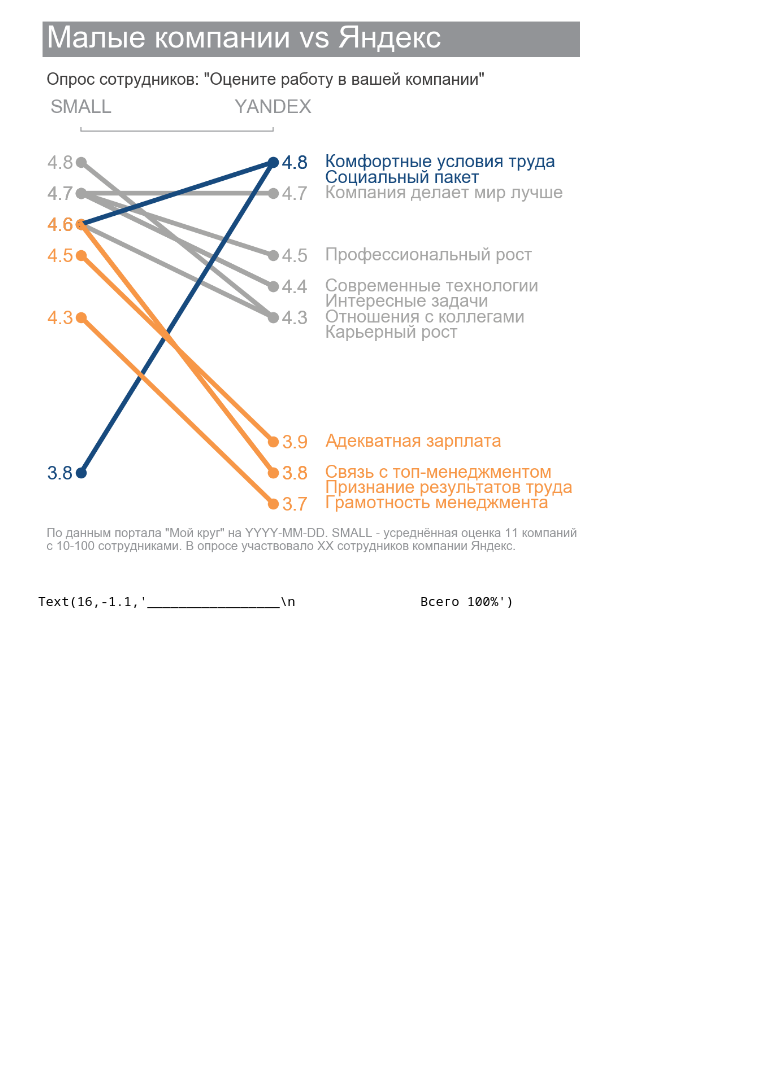
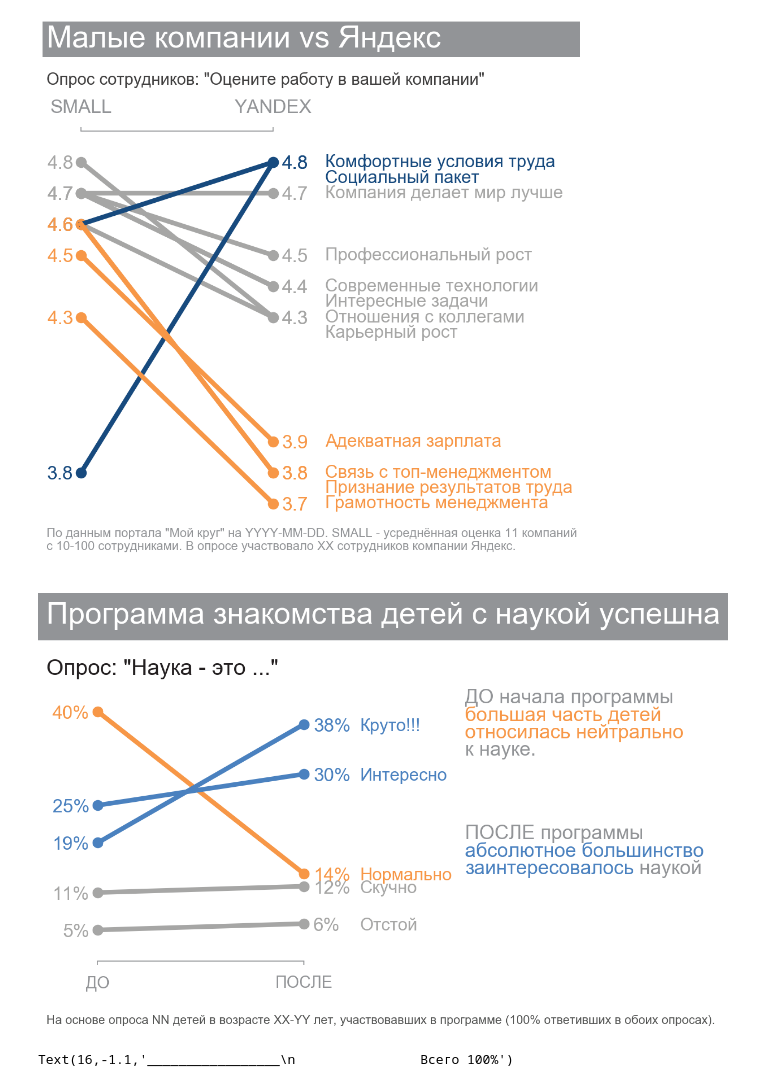
Before and after one commit to empathy87/storytelling-with-data, a Jupyter notebook: talks/winter_school/presentation plots.ipynb, the cells around one changed output. Cells and saved outputs as stored; diff of their text form; code cells hidden in the pictures; blank space fills up the shorter version.

```diff
--- a/talks/winter_school/presentation plots.ipynb
+++ b/talks/winter_school/presentation plots.ipynb
@@ -10,9 +10,10 @@ GRAY1, GRAY2, GRAY3 = '#231F20', '#414040', '#555655'
 GRAY4, GRAY5, GRAY6 = '#646369', '#76787B', '#828282'
 GRAY7, GRAY8, GRAY9 = '#929497', '#A6A6A5', '#BFBEBE'
 BLUE1, BLUE2, BLUE3, BLUE4 = '#174A7E', '#4A81BF', '#94B2D7', '#94AFC5'
+BLUE5, BLUE6 = '#92CDDD', '#2E869D'
 RED1, RED2 = '#C3514E', '#E6BAB7'
 GREEN1, GREEN2 = '#0C8040', '#9ABB59'
-ORANGE1 = '#F79747'
+ORANGE1, ORANGE2, ORANGE3 = '#F79747', '#FAC090', '#F36721'
 # %%
 # matplotlib doesn't have a function for drawing text with
 # different colors, let's implement it
@@ -124,6 +125,99 @@ plt.text(-0.18, 3.55,
 # %% [output]
 Text(-0.18,3.55,'По данным портала "Мой круг" на YYYY-MM-DD. SMALL - усреднённая оценка 11 компаний\nс 10-100 сотрудниками. В опросе участвовало XX сотрудников компании Яндекс.')
 [figure]
+# %%
+# survey responses
+X = ['Скучно', 'Отстой', 'Нормально', 'Интересно', 'Круто!!!']
+Y = [11, 5, 40, 25, 19]
+Z = [12, 6, 14, 30, 38]
+
+fig, ax1 = plt.subplots(figsize=(7.6, 5.5), dpi=150)
+plt.subplots_adjust(left=0.065, right=0.43, top=0.76, bottom=0.19)
+ax2 = ax1.twinx()
+ax2.set_ylim([0, 42])
+ax1.set_ylim([0, 42])
+C = [GRAY8, GRAY8, ORANGE1, BLUE2, BLUE2]
+for i in range(5):
+    ax1.scatter([0, 1], [Y[i], Z[i]], color=C[i], s=70)
+    ax1.plot([0, 1], [Y[i], Z[i]], color=C[i], linewidth=4)
+    plt.text(1.27,
+             Z[i] - 1,
+             X[i],
+             fontsize=15,
+             linespacing=1.5,
+             color=C[i])
+
+ax1.tick_params(left=False)
+ax2.tick_params(right=False)
+plt.setp(ax1,
+         xticks=[0, 1],
+         xticklabels=['ДО', 'ПОСЛЕ'],
+         yticks=Y,
+         yticklabels=[str(v) + '%' for v in Y])
+
+plt.setp(ax2,
+         yticks=Z,
+         yticklabels=[str(v) + '%' for v in Z])
+
+for ax in (ax1, ax2):
+    for spine in ax.spines.values():
+        spine.set_visible(False)
+
+for ax, xshift in ((ax1, 0.15), (ax2, -0.14)):
+    for i, item in enumerate(ax.get_yticklabels()):
+        item.set_fontsize(16)
+        item.set_color(C[i])
+        offset = transforms.ScaledTranslation(xshift, 0, fig.dpi_scale_trans)
+        item.set_transform(item.get_transform() + offset)
+
+for item in ax1.get_xticklabels():
+    item.set_fontsize(14)
+    item.set_color(GRAY7)
+    offset = transforms.ScaledTranslation(0, -0.07, fig.dpi_scale_trans)
+    item.set_transform(item.get_transform() + offset)
+
+ax1.tick_params(axis='x', colors=GRAY7)
+ax1.spines['bottom'].set_visible(True)
+ax1.spines['bottom'].set_bounds(0, 1)
+ax1.spines['bottom'].set_color(GRAY7)
+
+plt.text(-0.25, 54.3,
+         'Программа знакомства детей с наукой успешна',
+         fontsize=26,
+         color='white',
+         bbox={'facecolor': GRAY7,  # background color
+               'pad': 10,  # add more padding
+               'edgecolor': 'none'})  # no border
+
+plt.text(-0.25, 46, 'Опрос: "Наука - это ..."', fontsize=19,
+         color=GRAY1)
+
+plt.text(-0.25, -10,
+         'На основе опроса NN детей в возрасте XX-YY лет, '
+         'участвовавших в программе '
+         '(100% ответивших в обоих опросах).',
+         fontsize=10.5,
+         color=GRAY3)
+
+rainbow_text(1.78, 33,
+             'ДО начала программы\n'
+             'большая часть детей\n'
+             'относилась нейтрально\nк науке.',
+             [[GRAY7], [ORANGE1], [ORANGE1], [GRAY7]],
+             spacing=31.5,
+             ax=ax1,
+             fontsize=17)
+
+rainbow_text(1.78, 14,
+             'ПОСЛЕ программы\n'
+             'абсолютное большинство\n'
+             'заинтересовалось|| наукой',
+             [[GRAY7], [BLUE2], [BLUE2, GRAY7]],
+             spacing=31.5,
+             ax=ax1,
+             fontsize=17)
+# %% [output]
+[figure, added]
 # %%
 X = list(reversed(['Сегмент A', 'Сегмент B', 'Сегмент C', 'Сегмент D']))
 Y = list(reversed([5, 35, 30, 30]))
```
Also changed, not shown: parts of 7 cells of this notebook, 43 other files.
